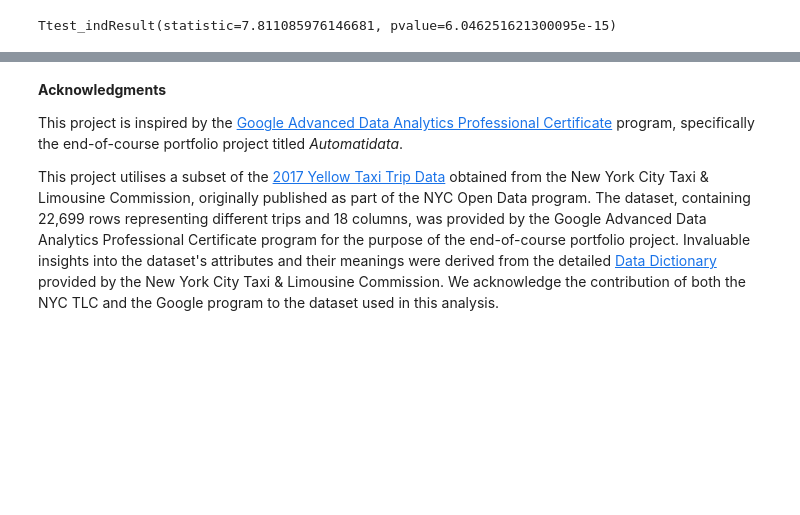
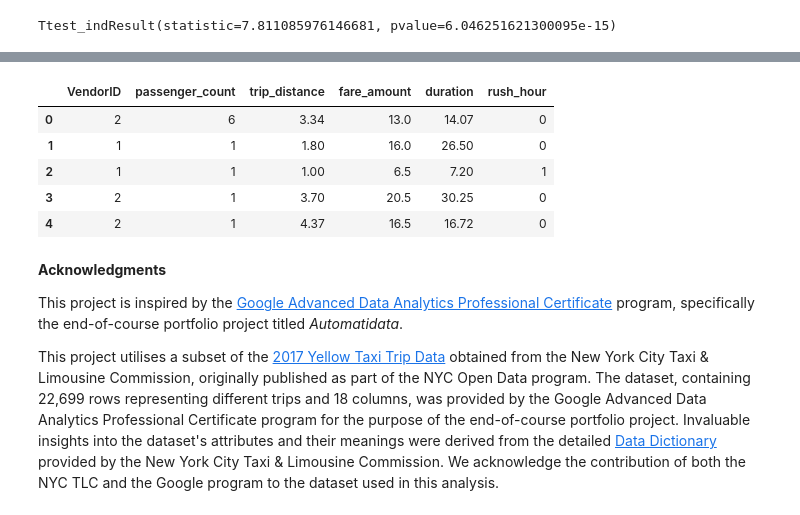
Before and after one commit to sssunri/farecast_NYC-TLC_estimation, a Jupyter notebook: fare_estimation.ipynb, the cells around one changed output, grey strips where cells are left out. Cells and saved outputs as stored; diff of their text form; code cells hidden in the pictures; blank space fills up the shorter version.

```diff
--- a/fare_estimation.ipynb
+++ b/fare_estimation.ipynb
@@ -1218,0 +1221,2 @@ df.head()
+# %%
+mlr_df = df.copy()
@@ -1219,3 +1243,18 @@ df.head()
+# %%
+mlr_df = mlr_df.drop([
+    'tpep_pickup_datetime', 'tpep_dropoff_datetime', 'mean_distance', 'RatecodeID', 'store_and_fwd_flag', 'PULocationID', \
+    'DOLocationID', 'payment_type', 'extra', 'tip_amount', 'tolls_amount', 'total_amount', 'month', 'day', 'hour', \
+    'time_of_day', 'season', 'mean_duration', 'pickup_dropoff', 'tip_percent', 'trip_speed_mph', 'date'],
+    axis=1)
+# %%
+mlr_df.head()
+# %% [output]
+|  | VendorID | passenger_count | trip_distance | fare_amount | duration | rush_hour |
+| 0 | 2 | 6 | 3.34 | 13.0 | 14.07 | 0 |
+| 1 | 1 | 1 | 1.80 | 16.0 | 26.50 | 0 |
+| 2 | 1 | 1 | 1.00 | 6.5 | 7.20 | 1 |
+| 3 | 2 | 1 | 3.70 | 20.5 | 30.25 | 0 |
+| 4 | 2 | 1 | 4.37 | 16.5 | 16.72 | 0 |
 # %% [markdown]
 **Acknowledgments**
 
```
Also changed, not shown: parts of 20 cells of this notebook.
